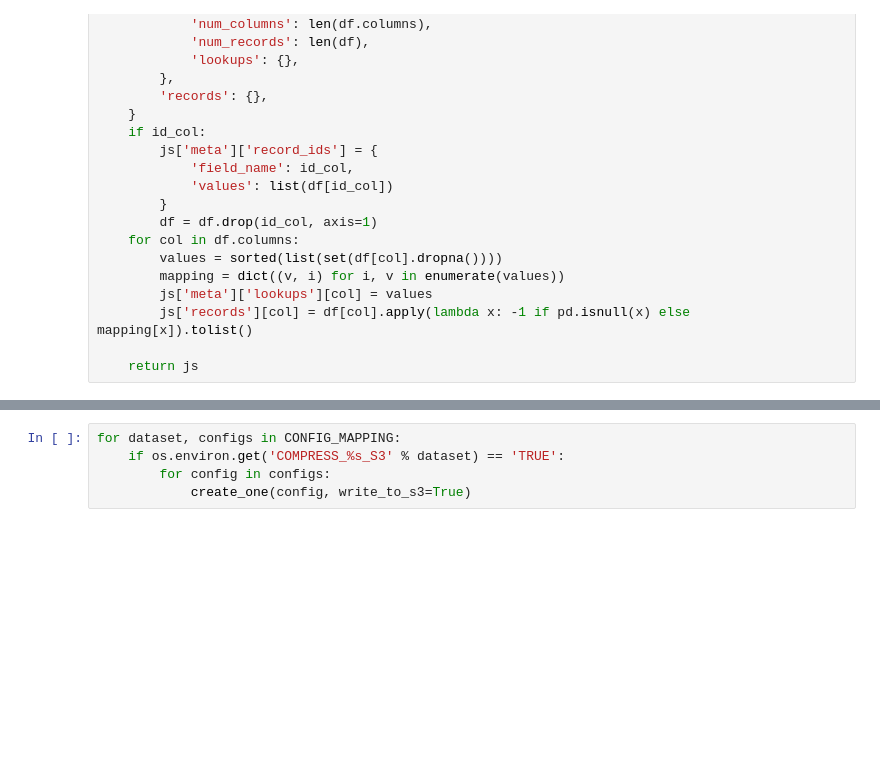
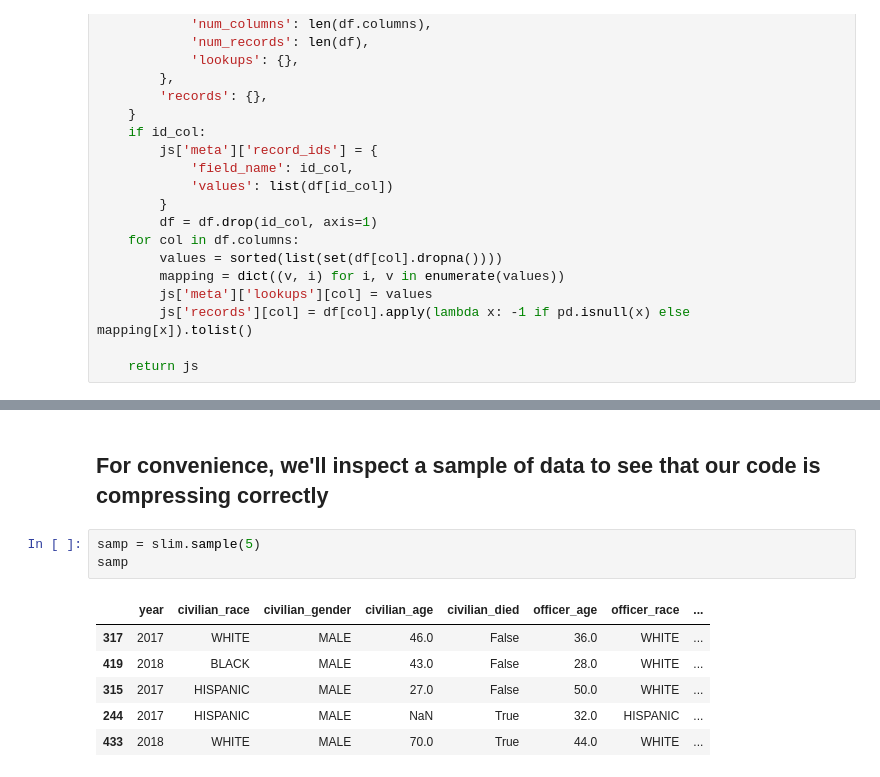
Before and after one commit to texas-justice-initiative/data-processing, a Jupyter notebook: data_cleaning/create_datasets_for_website.ipynb, the cells around one changed output, grey strips where cells are left out. Drawn from its saved outputs; the diff is of its cells as text; blank space fills up the shorter version.

Commit message:
Incorporating Everett's refactor of compression notebook

```diff
--- a/data_cleaning/create_datasets_for_website.ipynb
+++ b/data_cleaning/create_datasets_for_website.ipynb
@@ -211,5 +164,12 @@ This will only run if the appropriate env vars are set.
-# %%
-for dataset, configs in CONFIG_MAPPING:
-    if os.environ.get('COMPRESS_%s_S3' % dataset) == 'TRUE':
-        for config in configs:
-            create_one(config, write_to_s3=True)
+# %% [markdown]
+## For convenience, we'll inspect a sample of data to see that our code is compressing correctly
+# %%
+samp = slim.sample(5)
+samp
+# %% [output]
+|  | year | civilian_race | civilian_gender | civilian_age | civilian_died | officer_age | officer_race | ... |
+| 317 | 2017 | WHITE | MALE | 46.0 | False | 36.0 | WHITE | ... |
+| 419 | 2018 | BLACK | MALE | 43.0 | False | 28.0 | WHITE | ... |
+| 315 | 2017 | HISPANIC | MALE | 27.0 | False | 50.0 | WHITE | ... |
+| 244 | 2017 | HISPANIC | MALE | NaN | True | 32.0 | HISPANIC | ... |
+| 433 | 2018 | WHITE | MALE | 70.0 | True | 44.0 | WHITE | ... |
```
Also changed, not shown: parts of 26 cells of this notebook.
